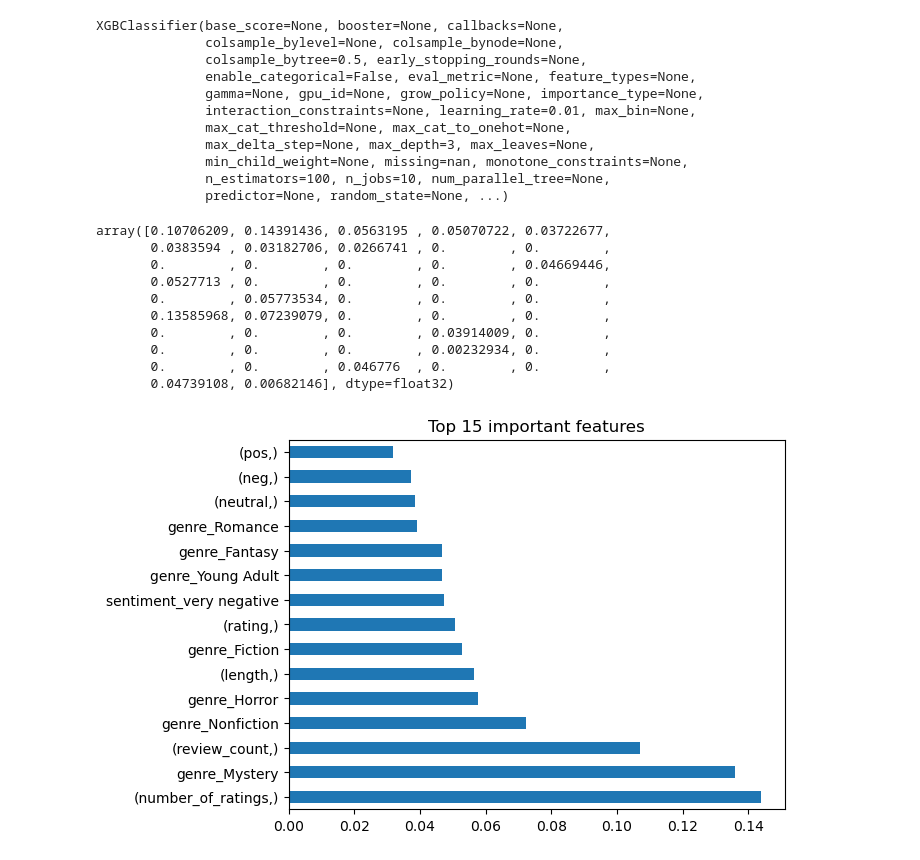
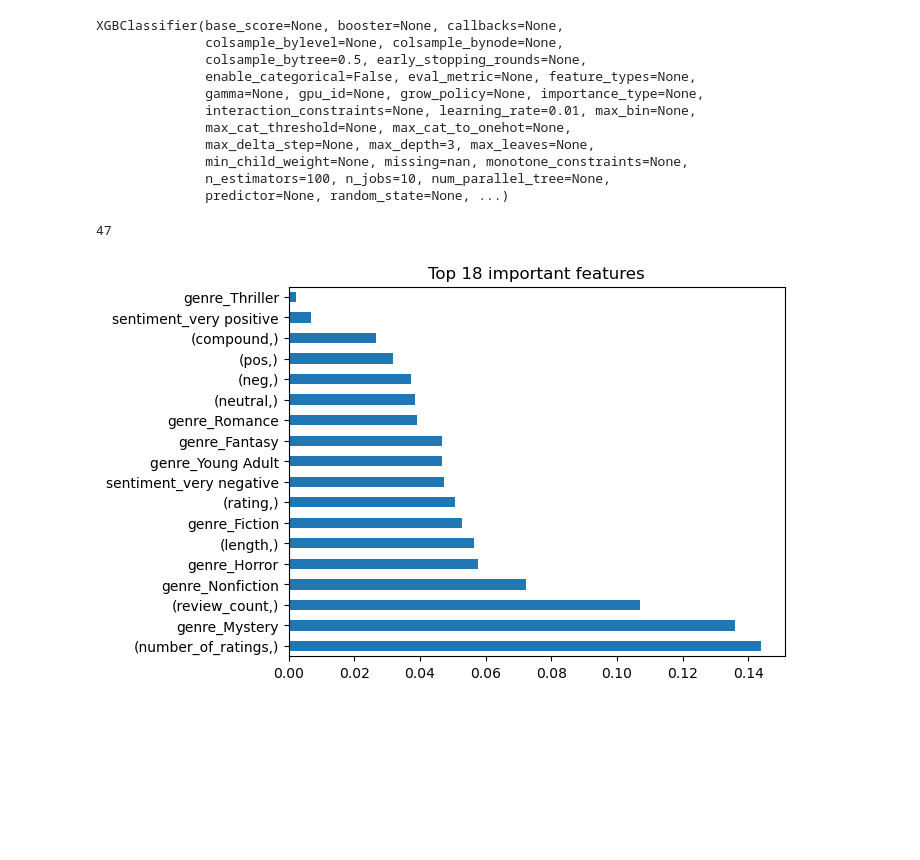
Before and after one commit to Booookkkkkssss/books_main, a Jupyter notebook: navs-folder/modeling.ipynb, the cells around one changed output. Saved outputs shown, nothing was run; the diff lists cells and outputs as text; code cells hidden in the pictures; blank space fills up the shorter version.

```diff
--- a/navs-folder/modeling.ipynb
+++ b/navs-folder/modeling.ipynb
@@ -216,11 +337,11 @@ from sklearn.model_selection import cross_val_score
 # %%
 # Whatever transformations we apply to X_train need to be applied to X_test
-# create an instance with predetermined values
+# create  an instance with predetermined values
 xgb_clf = xgb.XGBClassifier(objective ='binary:logistic',
                                         seed = 42,
                                         max_depth = 3,
-                                        scale_pos_weight= 5,
-                                        learning_rate = .01,
-                                        subsample = .9,
-                                        colsample_bytree = .5,
+                                        scale_pos_weight= 7,
+                                        learning_rate = .1,
+                                        subsample = .7,
+                                        colsample_bytree = .7,
                                         n_jobs = 10)
@@ -230,0 +348,2 @@ array([0.96101695, 0.96271186, 0.95762712, 0.95585739, 0.95585739])
+# %%
+xgb_clf.fit(x_train_scaled[most_imp],y_train)
@@ -300,0 +553,21 @@ max_depth=3, scale_pos_weight=7, learning_rate=0.01, subsample=0.9, colsample_by
+# %%
+# from sklearn.model_selection import GridSearchCV
+
+params = {'max_depth': [2, 3, 4],
+          'scale_pos_weight': [3,5,7],
+          'learning_rate' : [0.01, 0.1, 1],
+          'subsample' : [0.7, 0.8, 0.9],
+          'colsample_bytree' : [0.5, 0.6, 0.7]
+          }
+
+xgb_model = xgb.XGBClassifier()
+
+scorer = make_scorer(recall_score, average='macro')
+
+grid = GridSearchCV(xgb_model, params,cv= 2 , scoring= scorer,  verbose = 3)
+
+grid.fit(x_train_long, y_train)
+
+# Print the results
+print('Best params:', grid.best_params_)
+print('Best recall:', grid.best_score_)
@@ -301,5 +586,5 @@ max_depth=3, scale_pos_weight=7, learning_rate=0.01, subsample=0.9, colsample_by
 # %%
-# create an instance with predetermined values
+'''# create an instance with predetermined values
 clf_xgb = xgb.XGBClassifier(objective ='binary:logistic',
                                         seed = 42,
                                         max_depth = 3,
@@ -307,7 +592,7 @@ clf_xgb = xgb.XGBClassifier(objective ='binary:logistic',
                                         learning_rate = .01,
                                         subsample = .9,
                                         colsample_bytree = .5,
-                                        n_jobs = 10)
+                                        n_jobs = 10)'''
 # %%
 clf_xgb.fit(x_train_scaled,y_train)
 # %% [output]
@@ -322,16 +607,7 @@ XGBClassifier(base_score=None, booster=None, callbacks=None,
               min_child_weight=None, missing=nan, monotone_constraints=None,
               n_estimators=100, n_jobs=10, num_parallel_tree=None,
               predictor=None, random_state=None, ...)
-# %%
-clf_xgb.feature_importances_
-# %% [output]
-array([0.10706209, 0.14391436, 0.0563195 , 0.05070722, 0.03722677,
-       0.0383594 , 0.03182706, 0.0266741 , 0.        , 0.        ,
-       0.        , 0.        , 0.        , 0.        , 0.04669446,
-       0.0527713 , 0.        , 0.        , 0.        , 0.        ,
-       0.        , 0.05773534, 0.        , 0.        , 0.        ,
-       0.13585968, 0.07239079, 0.        , 0.        , 0.        ,
-       0.        , 0.        , 0.        , 0.03914009, 0.        ,
-       0.        , 0.        , 0.        , 0.00232934, 0.        ,
-       0.        , 0.        , 0.046776  , 0.        , 0.        ,
-       0.04739108, 0.00682146], dtype=float32)
+# %%
+len(clf_xgb.feature_importances_)
+# %% [output]
+47
@@ -338,9 +635,9 @@ array([0.10706209, 0.14391436, 0.0563195 , 0.05070722, 0.03722677,
 # %%
 feat_importances = pd.Series(clf_xgb.feature_importances_, index= x_train_scaled.columns)
-feat_importances.nlargest(15).plot(kind='barh')
-plt.title("Top 15 important features")
+feat_importances.nlargest(18).plot(kind='barh')
+plt.title("Top 18 important features")
 plt.show()
 # %% [output]
-[figure, old version]
+[figure, new version]
 # %%
 x_train_scaled[important_feats]
```
Also changed, not shown: parts of 103 cells of this notebook.
